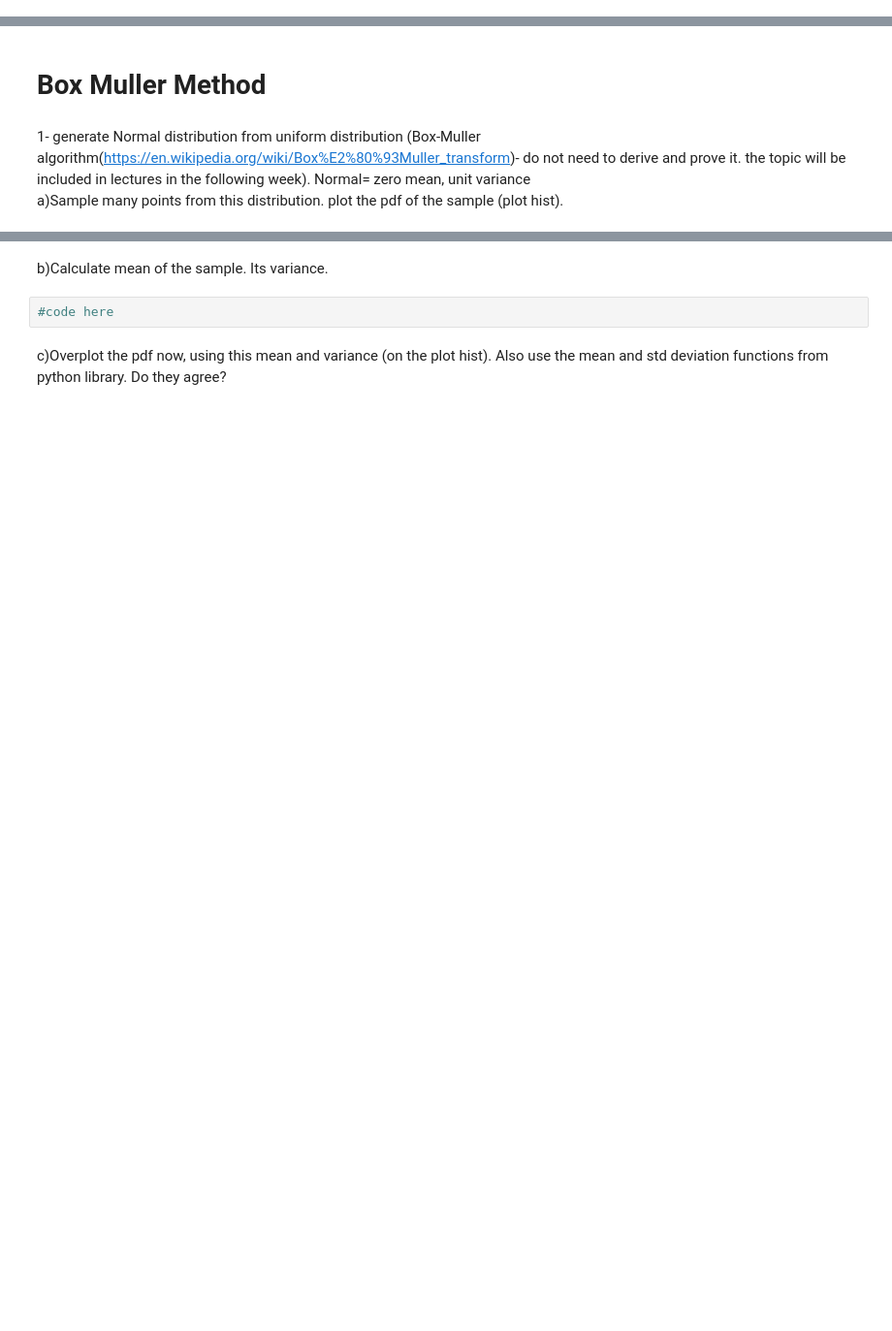
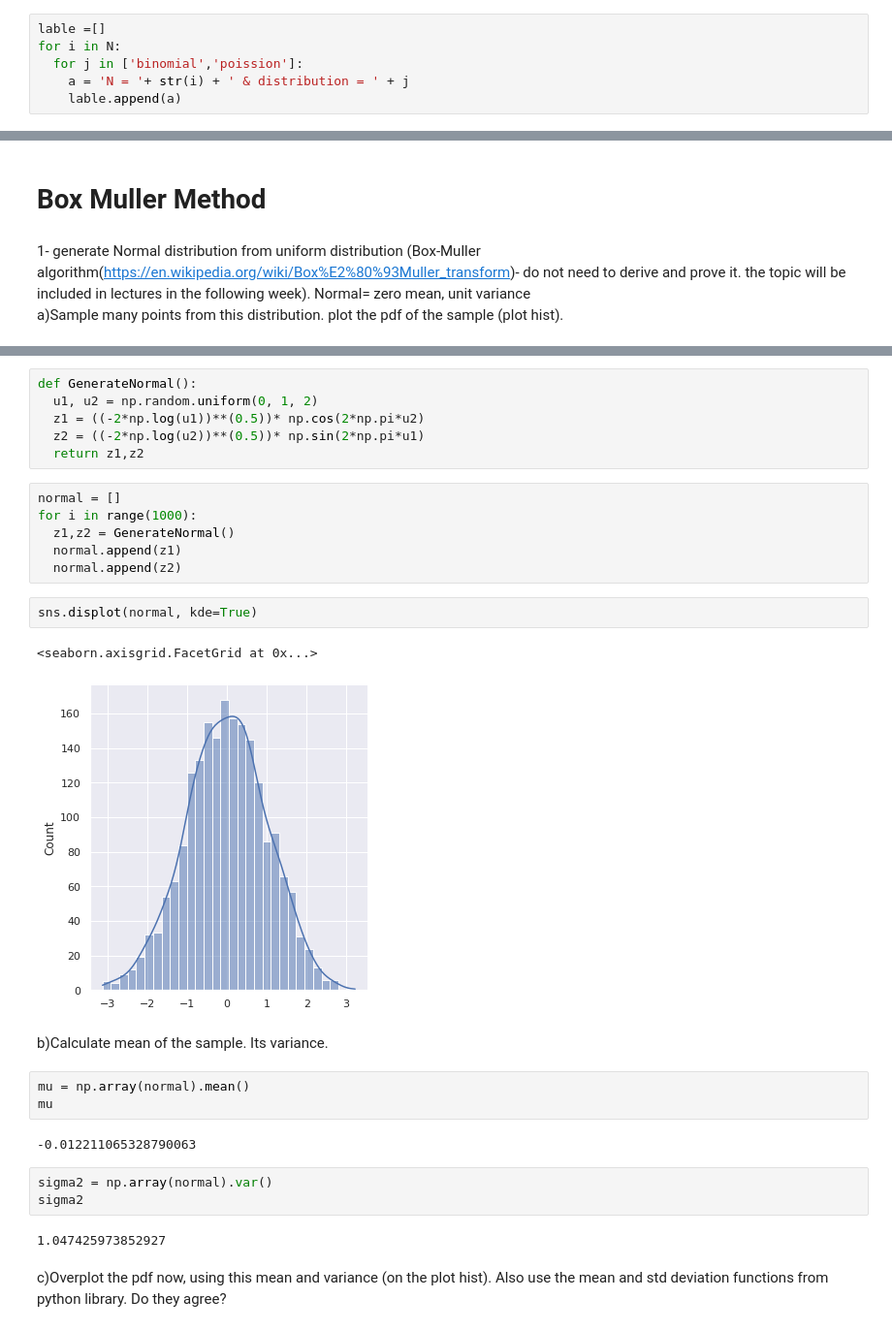
Before and after one commit to SBUDataAnalysis/hw2-MohiMozaffari, a Jupyter notebook: Data_Analysis_HW1.ipynb, the cells around one changed output, grey strips where cells are left out. Shown at 97% size. Cells and saved outputs as stored; diff of their text form; blank space fills up the shorter version.

Commit message:
Solved Poission approximation $ B.M. mtheod

```diff
--- a/Data_Analysis_HW1.ipynb
+++ b/Data_Analysis_HW1.ipynb
@@ -228,0 +221,6 @@ sns.displot(result)
+# %%
+lable =[]
+for i in N:
+  for j in ['binomial','poission']:
+    a = 'N = '+ str(i) + ' & distribution = ' + j
+    lable.append(a)
@@ -236,6 +247,31 @@ a)Sample many points from this distribution. plot the pdf of the sample (plot hi
+# %%
+def GenerateNormal():
+  u1, u2 = np.random.uniform(0, 1, 2)
+  z1 = ((-2*np.log(u1))**(0.5))* np.cos(2*np.pi*u2)
+  z2 = ((-2*np.log(u2))**(0.5))* np.sin(2*np.pi*u1)
+  return z1,z2
+# %%
+normal = []
+for i in range(1000):
+  z1,z2 = GenerateNormal()
+  normal.append(z1)
+  normal.append(z2)
+# %%
+sns.displot(normal, kde=True)
+# %% [output]
+<seaborn.axisgrid.FacetGrid at 0x...>
+[figure, added]
 # %% [markdown]
 b)Calculate mean of the sample. Its variance.
-# %%
-#code here
+# %%
+mu = np.array(normal).mean()
+mu
+# %% [output]
+-0.012211065328790063
+# %%
+sigma2 = np.array(normal).var()
+sigma2
+# %% [output]
+1.047425973852927
 # %% [markdown]
 c)Overplot the pdf now, using this mean and variance (on the plot hist). Also use the mean and std deviation functions from python library. Do they agree?
```
Also changed, not shown: parts of 10 cells of this notebook.
